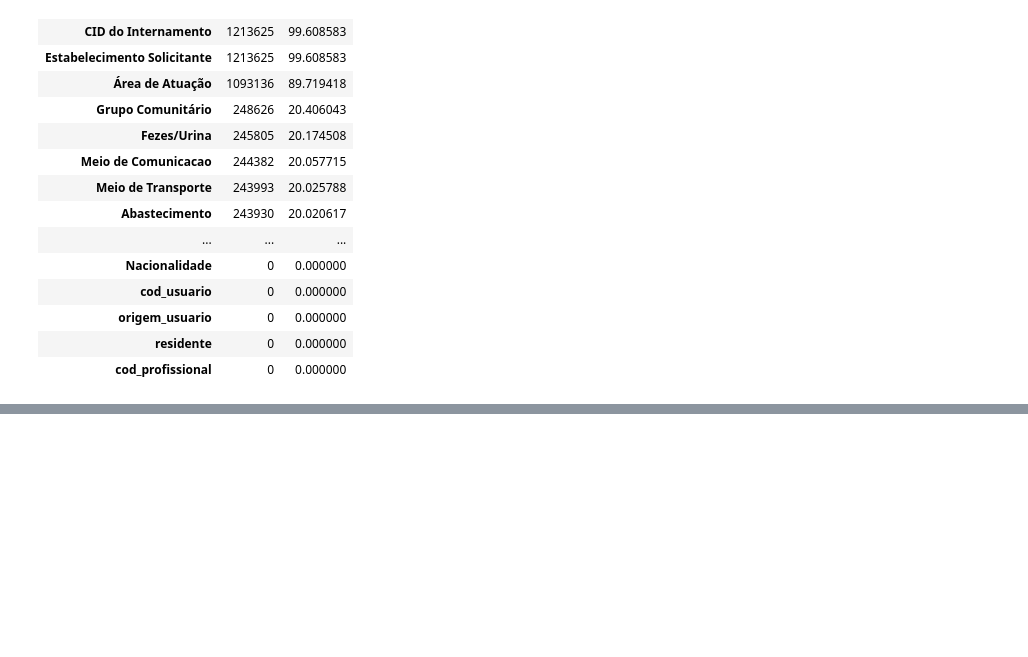
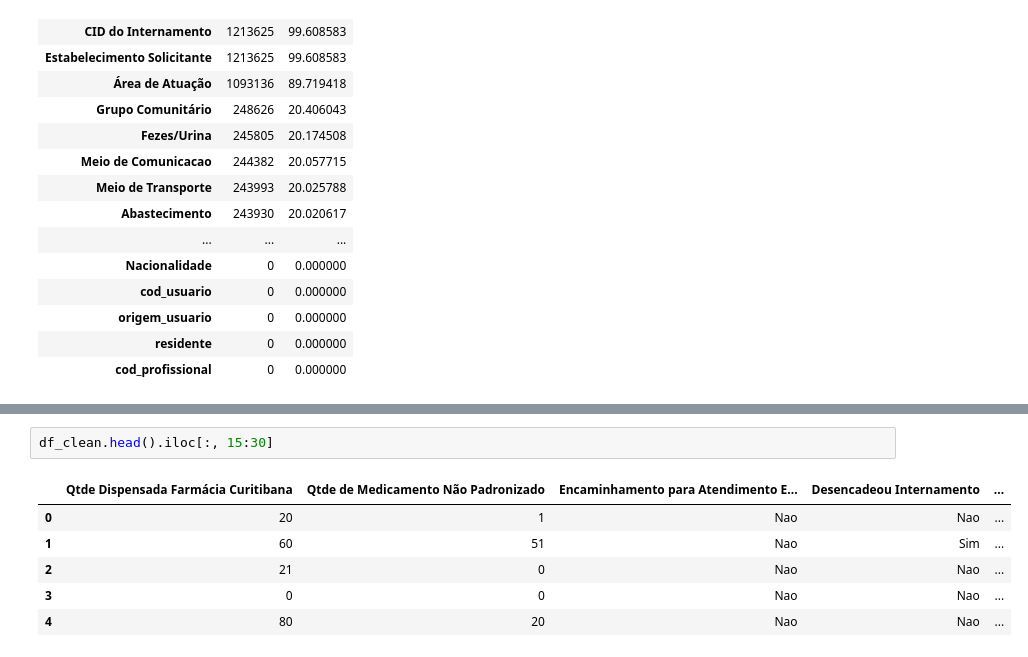
Before and after one commit to IagoIJ/medical_care_curitiba, a Jupyter notebook: data_analysis.ipynb, the cells around one changed output, grey strips where cells are left out. Drawn from its saved outputs; the diff is of its cells as text; blank space fills up the shorter version.

```diff
--- a/data_analysis.ipynb
+++ b/data_analysis.ipynb
@@ -57,0 +106,9 @@ df[['Data do Internamento']].describe()
+# %%
+df_clean.head().iloc[:, 15:30]
+# %% [output]
+|  | Qtde Dispensada Farmácia Curitibana | Qtde de Medicamento Não Padronizado | Encaminhamento para Atendimento E... | Desencadeou Internamento | ... |
+| 0 | 20 | 1 | Nao | Nao | ... |
+| 1 | 60 | 51 | Nao | Sim | ... |
+| 2 | 21 | 0 | Nao | Nao | ... |
+| 3 | 0 | 0 | Nao | Nao | ... |
+| 4 | 80 | 20 | Nao | Nao | ... |
```
Also changed, not shown: parts of 17 cells of this notebook.
